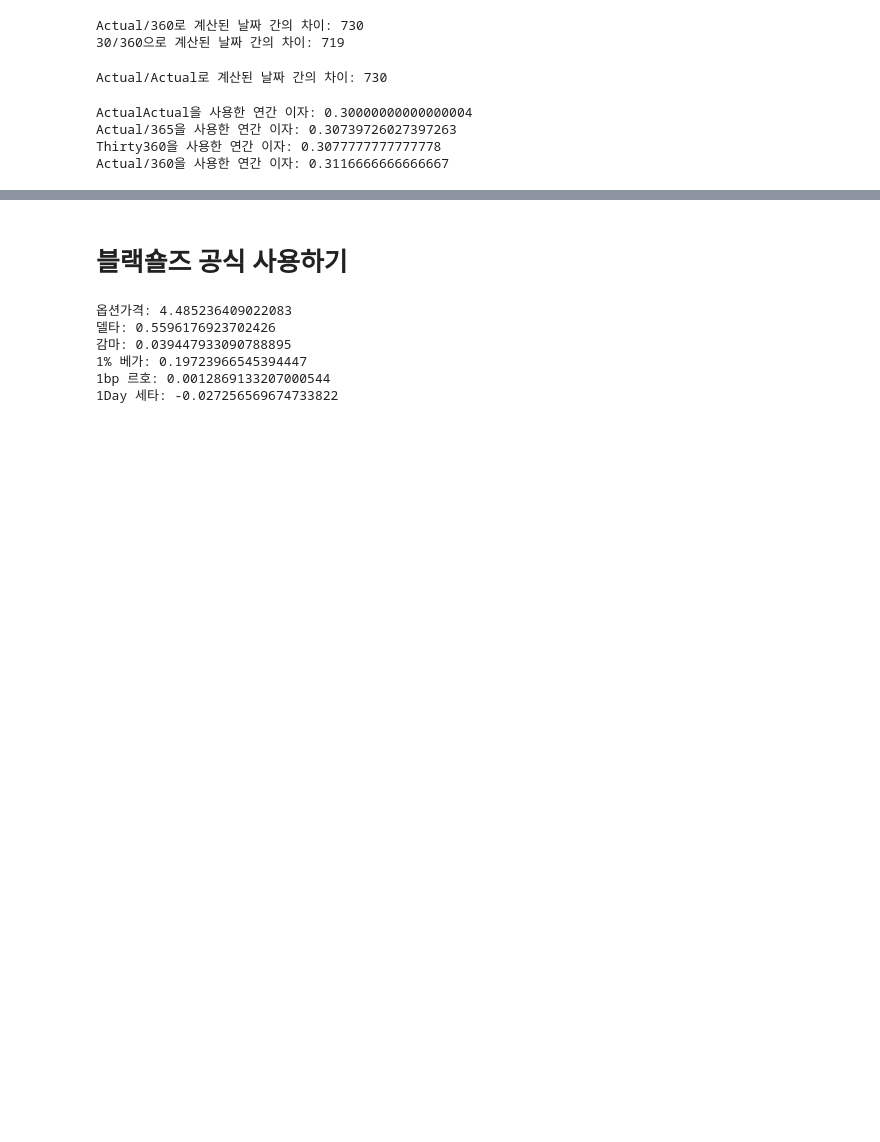
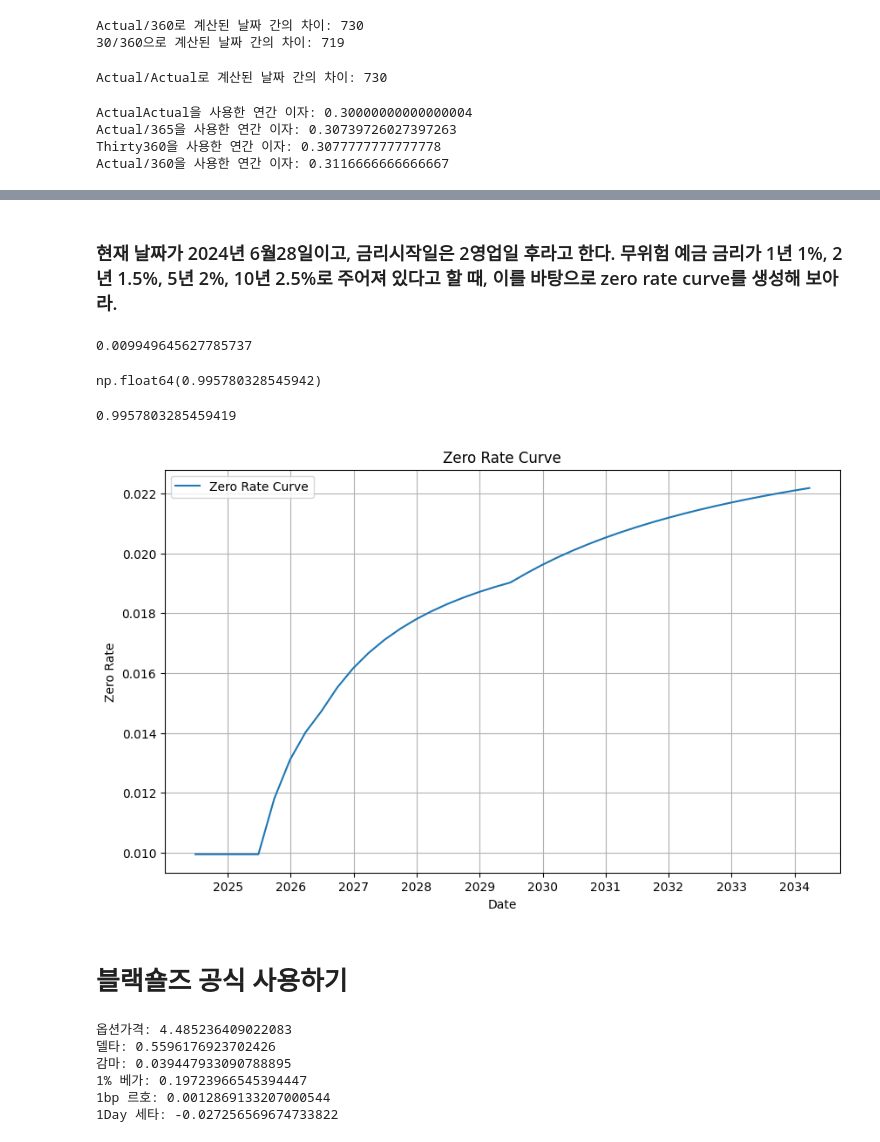
Before and after one commit to HST0077/FE2025, a Jupyter notebook: Quantlib_intro.ipynb, the cells around one changed output, grey strips where cells are left out. Drawn from its saved outputs; the diff is of its cells as text; code cells hidden in the pictures; blank space fills up the shorter version.

```diff
--- a/Quantlib_intro.ipynb
+++ b/Quantlib_intro.ipynb
@@ -416,0 +419,2 @@ Actual/360을 사용한 연간 이자: 0.3116666666666667
+# %% [markdown]
+### 현재 날짜가 2024년 6월28일이고, 금리시작일은 2영업일 후라고 한다. 무위험 예금 금리가 1년 1%, 2년 1.5%, 5년 2%, 10년 2.5%로 주어져 있다고 할 때, 이를 바탕으로 zero rate curve를 생성해 보아라.
@@ -417,3 +444,52 @@ Actual/360을 사용한 연간 이자: 0.3116666666666667
+# %%
+# 금리 커브 생성
+# 위 예금금리를 바탕으로 보간법을 사용하여 금리커브를 생성하려면 ‘PiecewiseFlatForward’를 사용할 수 있다.
+#‘referenceDate’는 금리 곡선의 기준 날짜로 일반적으로 평가날짜로 설정된다.
+#‘rateHelpers’는 금리 곡선을 보간할 때 사용하는 기초 데이터를 제공하게 된다.
+#‘PiecewiseFlatForward’의 대안:‘PiecewiseLinearZero’, ‘PiecewiseLogCubicDiscount’, ‘PiecewiseCubicZero’ 등
+yield_curve = ql.PiecewiseFlatForward(today, helpers, ql.Actual360())
+yield_curve.zeroRate(Date(28,11,2024),ql.Actual360(),ql.Continuous).rate()
+# %% [output]
+0.009949645627785737
+# %%
+# discount factor
+import numpy as np
+day_count=ql.Actual360()
+t0=day_count.yearFraction(today,Date(28,11,2024))
+r0=yield_curve.zeroRate(Date(28,11,2024),ql.Actual360(),ql.Continuous).rate()
+np.exp(-r0*t0)
+# %% [output]
+np.float64(0.995780328545942)
+# %%
+yield_curve.discount(t0)
+# %% [output]
+0.9957803285459419
+# %%
+# 제로 금리 곡선 생성
+import matplotlib.pyplot as plt
+
+yield_curve = ql.PiecewiseFlatForward(today, helpers, ql.Actual360())
+
+# 제로 금리 확인 및 시각화를 위한 데이터 준비
+# 11년까지 매분기 날짜
+dates = [today + ql.Period(i, ql.Months) for i in range(0, 12*10, 3)]
+zero_rates = [yield_curve.zeroRate(date, ql.Actual360(), ql.Continuous).rate()
+              for date in dates]
+
+# 날짜를 matplotlib에서 사용 가능한 형식으로 변환
+py_dates = [ql.Date.to_date(date) for date in dates]
+
+# 그래프 그리기
+plt.figure(figsize=(10, 6))
+plt.plot(py_dates, zero_rates, label="Zero Rate Curve")
+plt.xlabel("Date")
+plt.ylabel("Zero Rate")
+plt.title("Zero Rate Curve")
+plt.legend()
+plt.grid(True)
+plt.show()
+# %% [output]
+[figure, added]
 # %% [markdown]
 # 블랙숄즈 공식 사용하기
 # %%
```
Also changed, not shown: parts of 2 cells of this notebook.
